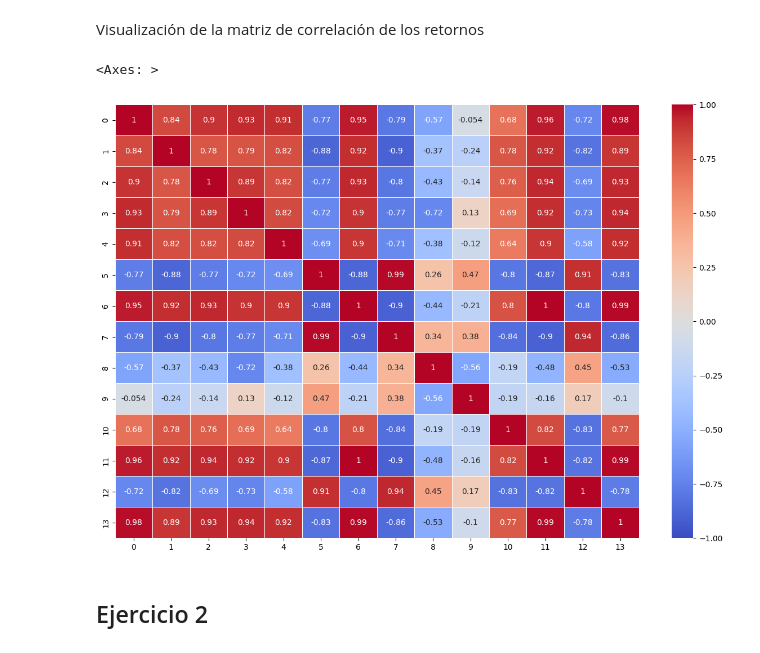
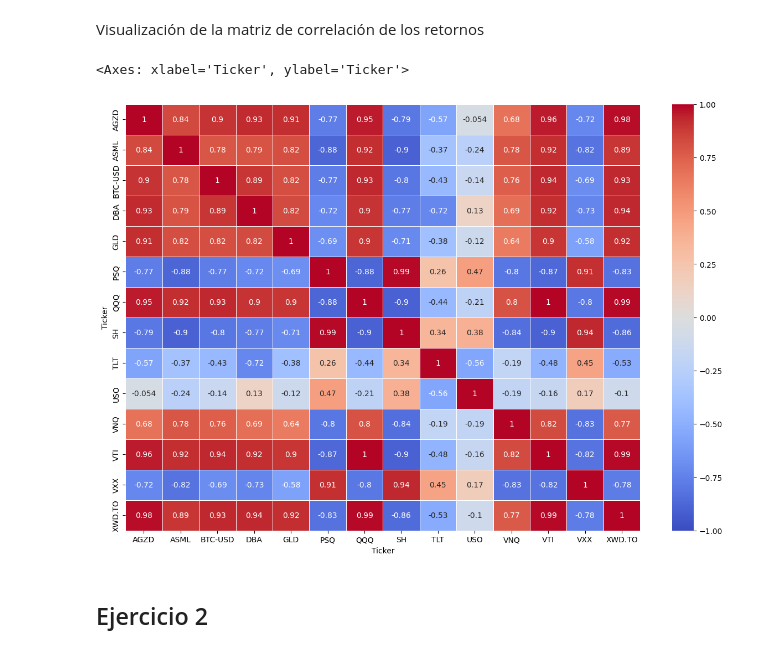
Before and after one commit to alfonso-santos/microcredencial-carteras-python, a Jupyter notebook: Tema_5_APT/src/Prueba_Nivel.ipynb, the cells around one changed output. Drawn from its saved outputs; the diff is of its cells as text; code cells hidden in the pictures.

```diff
--- a/Tema_5_APT/src/Prueba_Nivel.ipynb
+++ b/Tema_5_APT/src/Prueba_Nivel.ipynb
@@ -233,14 +233,14 @@ Visualización de la matriz de correlación de los retornos
 # %%
 
 # TODO
-matrix_corr = data.corr().to_numpy()
+matrix_corr = data.corr()
 
 plt.figure(figsize=(15, 10))
 
 sns.heatmap(matrix_corr,cmap = "coolwarm",vmin = -1, vmax = 1, linewidths= 0.5, annot = True)
 # %% [output]
-<Axes: >
+<Axes: xlabel='Ticker', ylabel='Ticker'>
-[figure, old version]
+[figure, new version]
 # %% [markdown]
 ## Ejercicio 2
 # %% [markdown]
```
Also changed, not shown: parts of 31 cells of this notebook.
